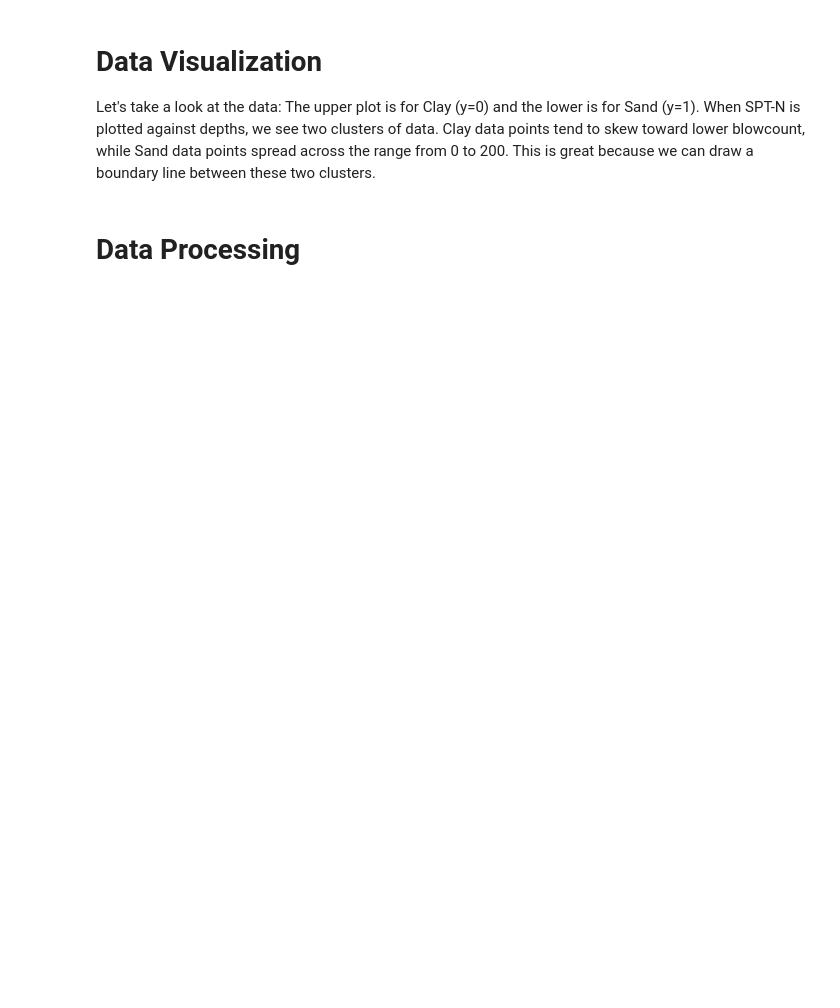
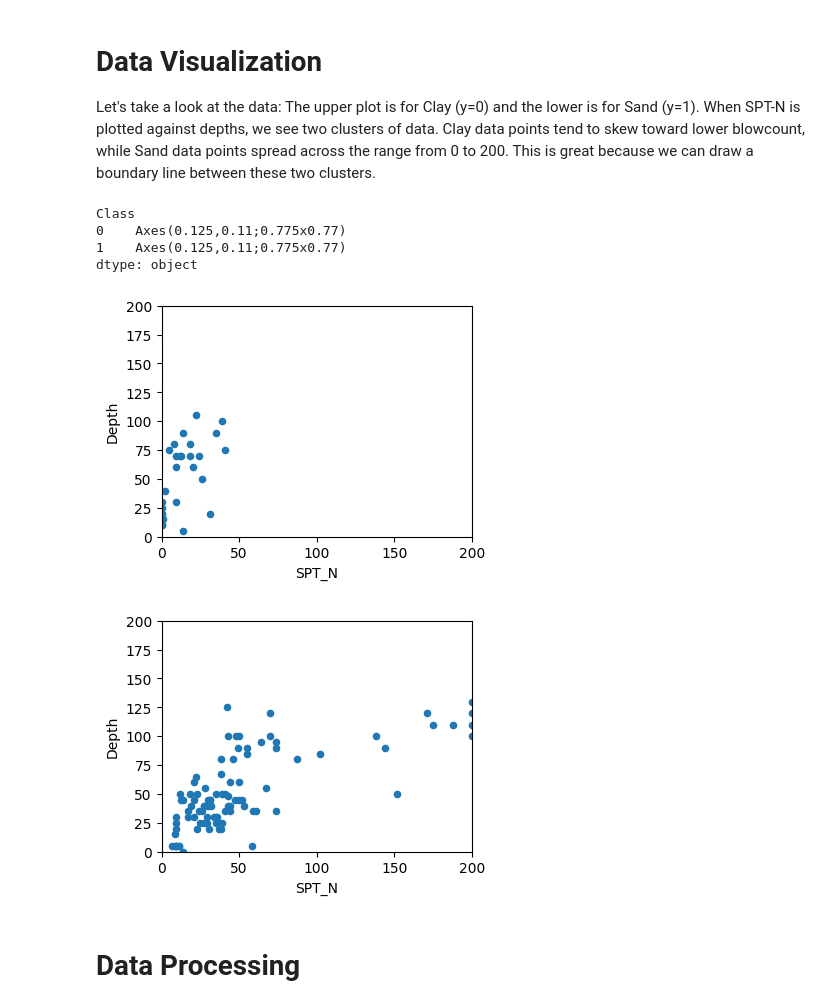
Before and after one commit to liangchow/soil-type-predictions, a Jupyter notebook: soil_type_class.ipynb, the cells around one changed output. Saved outputs shown, nothing was run; the diff lists cells and outputs as text; code cells hidden in the pictures; blank space fills up the shorter version.

```diff
--- a/soil_type_class.ipynb
+++ b/soil_type_class.ipynb
@@ -109,14 +102,15 @@ def categorize_soil(soil):
   else:
     return 0
 # %%
+X = pd.DataFrame(df["Depth"])
+X["Class"] = df["Soil"].apply(lambda x: categorize_soil(x))
+
 # Apply functions to the dataframe().
+X["SPT_N1"] = df.apply(lambda x: equiv_SPT_N(x["Sampler"], x["N1"]), axis=1)
+X["SPT_N2"] = df.apply(lambda x: equiv_SPT_N(x["Sampler"], x["N2"]), axis=1)
+X["SPT_N3"] = df.apply(lambda x: equiv_SPT_N(x["Sampler"], x["N3"]), axis=1)
+X["SPT_N"] = df["SPT_N2"] + df["SPT_N3"]
+X["SPT_N_diff"] = X["SPT_N"] - X["SPT_N1"]
 
-df["SPT_N1"] = df.apply(lambda x: equiv_SPT_N(x["Sampler"], x["N1"]), axis=1)
-df["SPT_N2"] = df.apply(lambda x: equiv_SPT_N(x["Sampler"], x["N2"]), axis=1)
-df["SPT_N3"] = df.apply(lambda x: equiv_SPT_N(x["Sampler"], x["N3"]), axis=1)
-
-df[["SPT_N", "Diff_SPT_N"]] = df.apply(lambda x: compute_SPT_N(x["SPT_N1"], x["SPT_N2"], x["SPT_N3"]), axis=1)
-
-df["Class"] = df["Soil"].apply(lambda x: categorize_soil(x))
-df
+X
 # %% [output]
@@ -126,7 +132,14 @@ ValueError: Columns must be same length as key
 Let's take a look at the data: The upper plot is for Clay (y=0) and the lower is for Sand (y=1). When SPT-N is plotted against depths, we see two clusters of data. Clay data points tend to skew toward lower blowcount, while Sand data points spread across the range from 0 to 200. This is great because we can draw a boundary line between these two clusters.
 # %%
 # Plotting two classes: Clay and Sand
-df.groupby("Class").plot(kind='scatter', x='SPT-N', y='Depth', xlim=(0, 200), ylim=(0,200), figsize=(4,3))
+X.groupby("Class").plot(kind='scatter', x='SPT_N', y='Depth', xlim=(0, 200), ylim=(0,200), figsize=(4,3))
+# %% [output]
+Class
+0    Axes(0.125,0.11;0.775x0.77)
+1    Axes(0.125,0.11;0.775x0.77)
+dtype: object
+[figure, added]
+[figure, added]
 # %% [markdown]
 # Data Processing
 # %%
```
Also changed, not shown: parts of 3 cells of this notebook.
